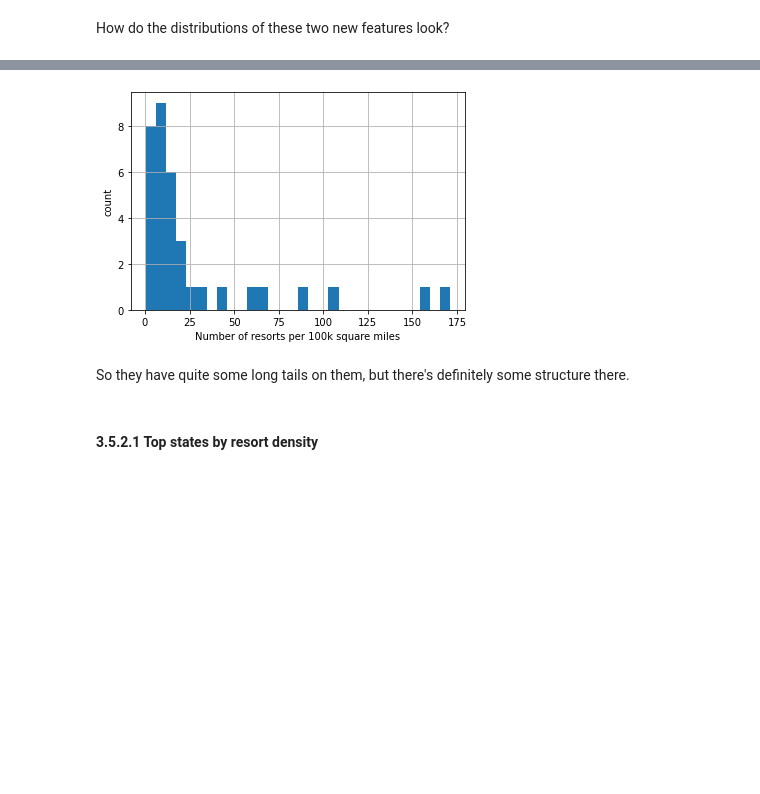
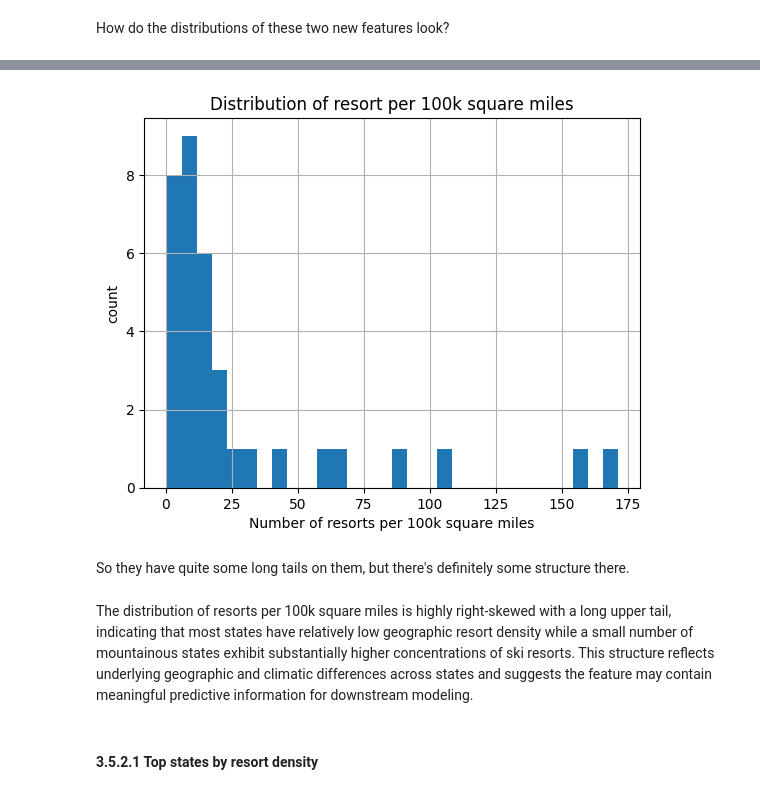
Before and after one commit to PrashaThakuri/DataScienceGuidedCapstone, a Jupyter notebook: Notebooks/03_exploratory_data_analysis.ipynb, the cells around one changed output, grey strips where cells are left out. Drawn from its saved outputs; the diff is of its cells as text; code cells hidden in the pictures; blank space fills up the shorter version.

```diff
--- a/Notebooks/03_exploratory_data_analysis.ipynb
+++ b/Notebooks/03_exploratory_data_analysis.ipynb
@@ -244,11 +254,15 @@ plt.ylabel('count');
 # %%
 state_summary.resorts_per_100ksq_mile.hist(bins=30)
 plt.xlabel('Number of resorts per 100k square miles')
-plt.ylabel('count');
+plt.ylabel('count')
+plt.title('Distribution of resort per 100k square miles')
+plt.show()
 # %% [output]
-[figure, old version]
+[figure, new version]
 # %% [markdown]
 So they have quite some long tails on them, but there's definitely some structure there.
+# %% [markdown]
+The distribution of resorts per 100k square miles is highly right-skewed with a long upper tail, indicating that most states have relatively low geographic resort density while a small number of mountainous states exhibit substantially higher concentrations of ski resorts. This structure reflects underlying geographic and climatic differences across states and suggests the feature may contain meaningful predictive information for downstream modeling.
 # %% [markdown]
 #### 3.5.2.1 Top states by resort density<a id='3.5.2.1_Top_states_by_resort_density'></a>
 # %%
```
Also changed, not shown: parts of 39 cells of this notebook.
